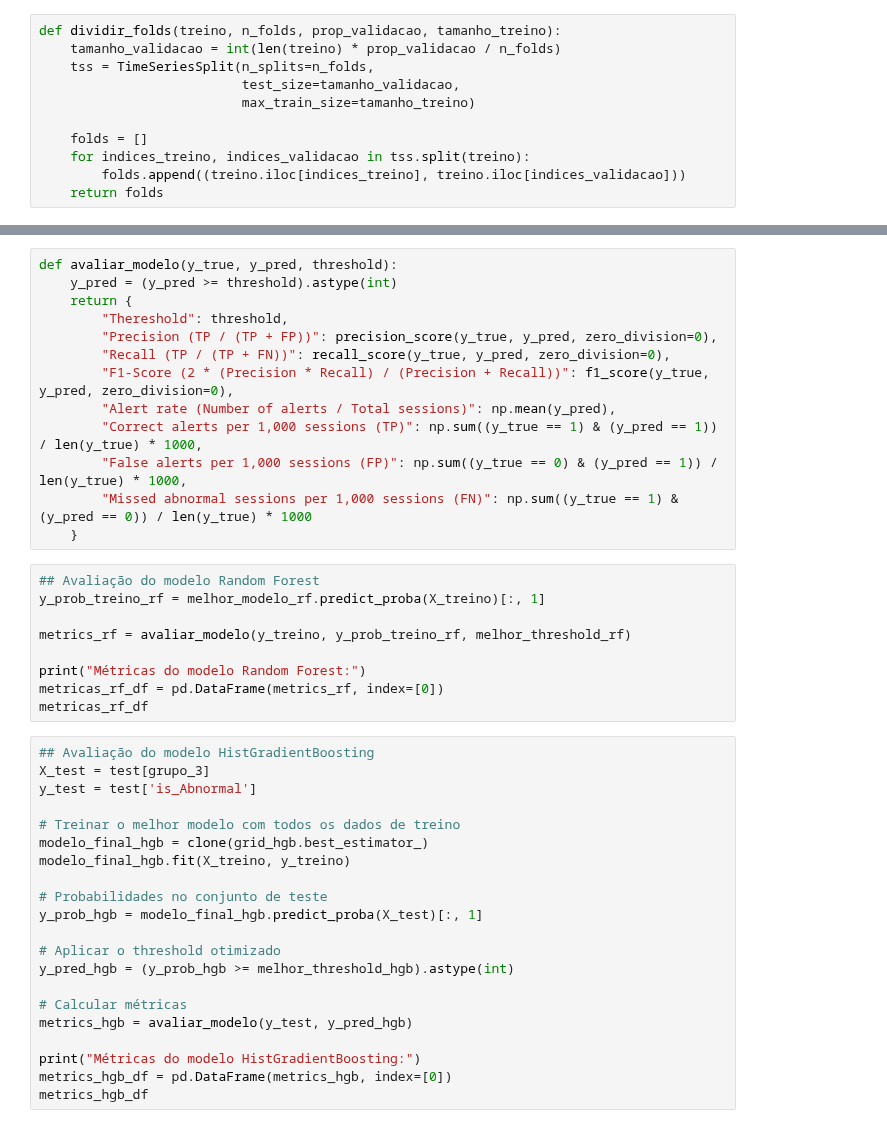
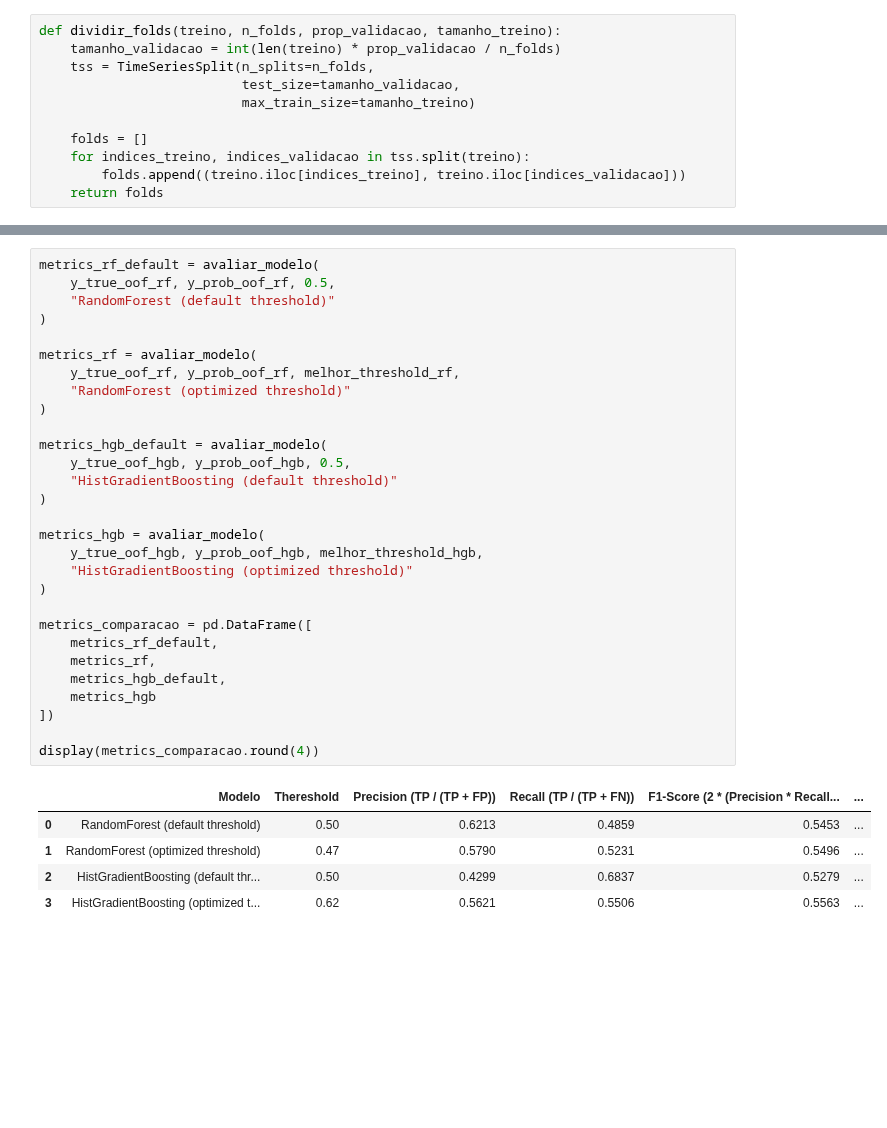
Before and after one commit to RaphaelMoragas/Minera-o_de_Dados_MEI, a Jupyter notebook: Task_4/Projeto_MINDD_Task4.ipynb, the cells around one changed output, grey strips where cells are left out. Drawn from its saved outputs; the diff is of its cells as text; blank space fills up the shorter version.

```diff
--- a/Task_4/Projeto_MINDD_Task4.ipynb
+++ b/Task_4/Projeto_MINDD_Task4.ipynb
@@ -1213,43 +1248,35 @@ print("F1-score temporal OOF HGB:", melhor_f1_hgb)
-# %%
-def avaliar_modelo(y_true, y_pred, threshold):
-    y_pred = (y_pred >= threshold).astype(int)
-    return {
-        "Thereshold": threshold,
-        "Precision (TP / (TP + FP))": precision_score(y_true, y_pred, zero_division=0),
-        "Recall (TP / (TP + FN))": recall_score(y_true, y_pred, zero_division=0),
-        "F1-Score (2 * (Precision * Recall) / (Precision + Recall))": f1_score(y_true, y_pred, zero_division=0),
-        "Alert rate (Number of alerts / Total sessions)": np.mean(y_pred),
-        "Correct alerts per 1,000 sessions (TP)": np.sum((y_true == 1) & (y_pred == 1)) / len(y_true) * 1000,
-        "False alerts per 1,000 sessions (FP)": np.sum((y_true == 0) & (y_pred == 1)) / len(y_true) * 1000,
-        "Missed abnormal sessions per 1,000 sessions (FN)": np.sum((y_true == 1) & (y_pred == 0)) / len(y_true) * 1000
-    }
 # %%
-## Avaliação do modelo Random Forest
-y_prob_treino_rf = melhor_modelo_rf.predict_proba(X_treino)[:, 1]
+metrics_rf_default = avaliar_modelo(
+    y_true_oof_rf, y_prob_oof_rf, 0.5,
+    "RandomForest (default threshold)"
+)
 
-metrics_rf = avaliar_modelo(y_treino, y_prob_treino_rf, melhor_threshold_rf)
+metrics_rf = avaliar_modelo(
+    y_true_oof_rf, y_prob_oof_rf, melhor_threshold_rf,
+    "RandomForest (optimized threshold)"
+)
 
-print("Métricas do modelo Random Forest:")
-metricas_rf_df = pd.DataFrame(metrics_rf, index=[0])
-metricas_rf_df
+metrics_hgb_default = avaliar_modelo(
+    y_true_oof_hgb, y_prob_oof_hgb, 0.5,
+    "HistGradientBoosting (default threshold)"
+)
+
+metrics_hgb = avaliar_modelo(
+    y_true_oof_hgb, y_prob_oof_hgb, melhor_threshold_hgb,
+    "HistGradientBoosting (optimized threshold)"
+)
+
+metrics_comparacao = pd.DataFrame([
+    metrics_rf_default,
+    metrics_rf,
+    metrics_hgb_default,
+    metrics_hgb
+])
+
+display(metrics_comparacao.round(4))
+# %% [output]
+|  | Modelo | Thereshold | Precision (TP / (TP + FP)) | Recall (TP / (TP + FN)) | F1-Score (2 * (Precision * Recall... | ... |
+| 0 | RandomForest (default threshold) | 0.50 | 0.6213 | 0.4859 | 0.5453 | ... |
+| 1 | RandomForest (optimized threshold) | 0.47 | 0.5790 | 0.5231 | 0.5496 | ... |
+| 2 | HistGradientBoosting (default thr... | 0.50 | 0.4299 | 0.6837 | 0.5279 | ... |
+| 3 | HistGradientBoosting (optimized t... | 0.62 | 0.5621 | 0.5506 | 0.5563 | ... |
-# %%
-## Avaliação do modelo HistGradientBoosting
-X_test = test[grupo_3]
-y_test = test['is_Abnormal']
-
-# Treinar o melhor modelo com todos os dados de treino
-modelo_final_hgb = clone(grid_hgb.best_estimator_)
-modelo_final_hgb.fit(X_treino, y_treino)
-
-# Probabilidades no conjunto de teste
-y_prob_hgb = modelo_final_hgb.predict_proba(X_test)[:, 1]
-
-# Aplicar o threshold otimizado
-y_pred_hgb = (y_prob_hgb >= melhor_threshold_hgb).astype(int)
-
-# Calcular métricas
-metrics_hgb = avaliar_modelo(y_test, y_pred_hgb)
-
-print("Métricas do modelo HistGradientBoosting:")
-metrics_hgb_df = pd.DataFrame(metrics_hgb, index=[0])
-metrics_hgb_df
```
Also changed, not shown: parts of 31 cells of this notebook, 1 other file.
